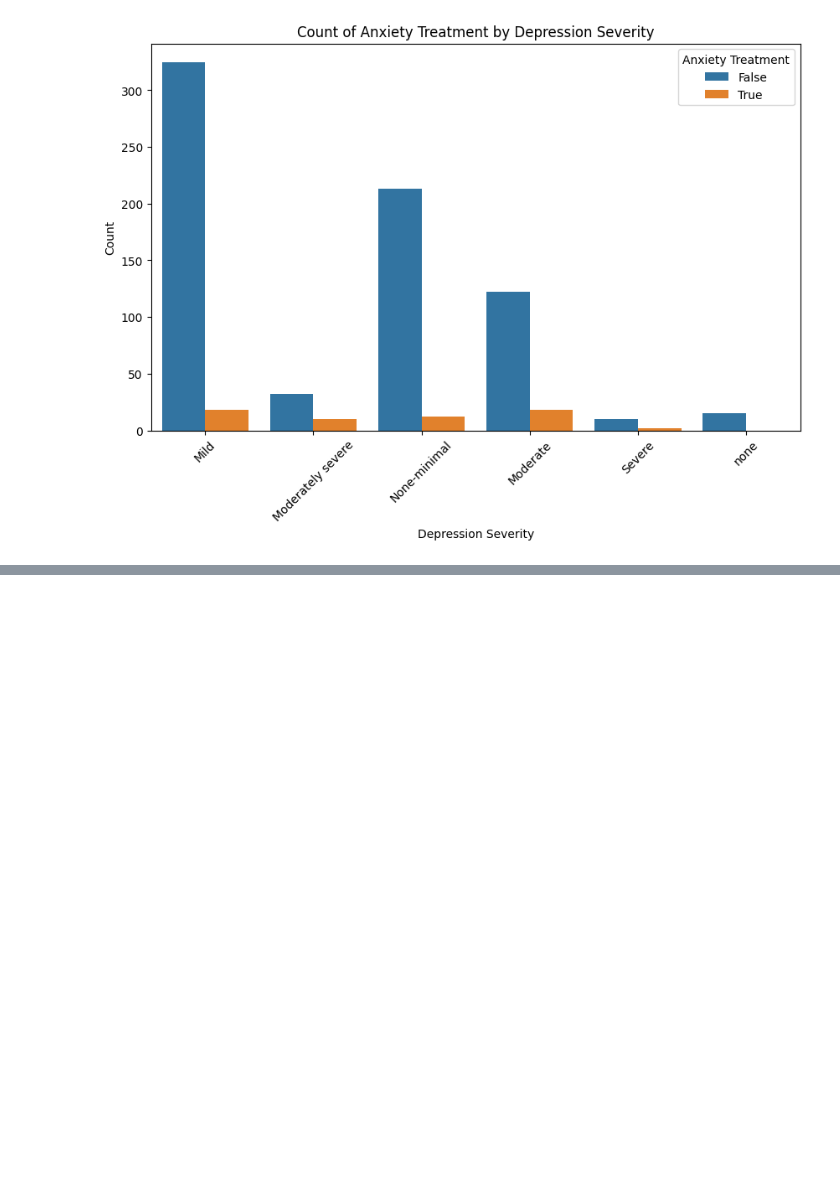
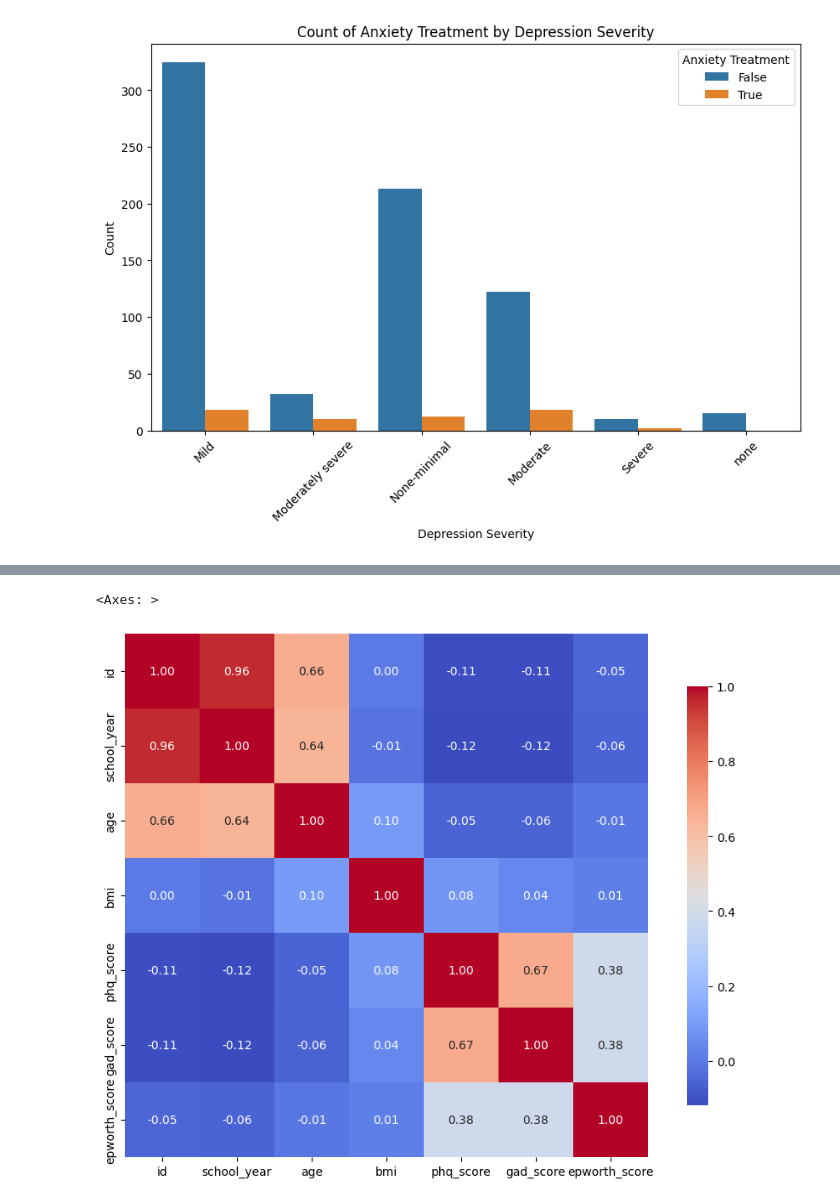
Before and after one commit to JuliusR8ll/Arogo, a Jupyter notebook: EDA.ipynb, the cells around one changed output, grey strips where cells are left out. Saved outputs shown, nothing was run; the diff lists cells and outputs as text; code cells hidden in the pictures; blank space fills up the shorter version.

```diff
--- a/EDA.ipynb
+++ b/EDA.ipynb
@@ -210,3 +219,9 @@ plt.legend(title='Anxiety Treatment')
 plt.show()
 # %% [output]
 [figure]
+# %%
+features = data.select_dtypes(include=['float64', 'int64']).columns.tolist()
+# %%
+num_data = data[features]
+# %%
+correlation_matrix = num_data.corr()
@@ -212,0 +248,6 @@ plt.show()
+# %%
+plt.figure(figsize=(12, 8))
+sns.heatmap(correlation_matrix, annot=True, fmt=".2f", cmap='coolwarm', square=True, cbar_kws={"shrink": .8})
+# %% [output]
+<Axes: >
+[figure, added]
```
Also changed, not shown: parts of 2 cells of this notebook, 5 other files.
